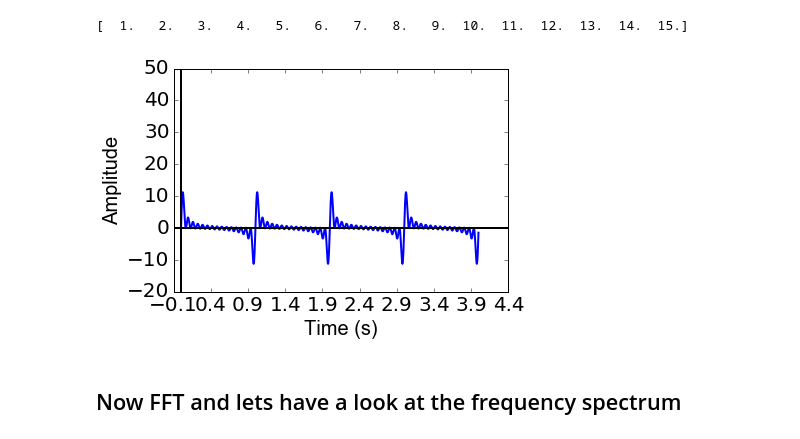
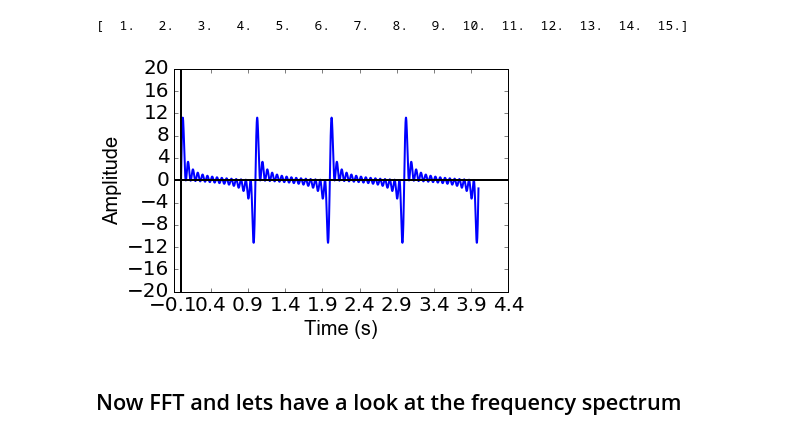
Before and after one commit to TimCSheehan/dev, a Jupyter notebook: Tutorial_060_Filtering_TimeSeries.ipynb, the cells around one changed output. Saved outputs shown, nothing was run; the diff lists cells and outputs as text; code cells hidden in the pictures.

```diff
--- a/Tutorial_060_Filtering_TimeSeries.ipynb
+++ b/Tutorial_060_Filtering_TimeSeries.ipynb
@@ -63,23 +63,23 @@ for f in np.arange(len(frequs)):
 # %%
 # Plot
 plt.plot(t, sig, 'b-', linewidth = 2)    # specify x,y data...in this case time and amplitude of sin
 
 # put some labels on the axes
 plt.xlabel('Time (s)', **fig_font)
 plt.ylabel('Amplitude', **fig_font)
 
 # set the tick marks
 plt.xticks(np.arange(-.1,tmax+.5,.5), color='k', size=20)
-plt.yticks(np.linspace(-20,50,8), color='k', size=20)
+plt.yticks(np.linspace(-20,20,11), color='k', size=20)
 
 # add some nice vertical/horizontal lines
 plt.axvline(0, color = 'k', linewidth = 2)
 plt.axhline(0, color = 'k', linewidth = 2)
 
 # show it
 plt.show()
 # %% [output]
-[figure, old version]
+[figure, new version]
 # %% [markdown]
 ## Now FFT and lets have a look at the frequency spectrum
 # %%
```
Also changed, not shown: parts of 13 cells of this notebook.
